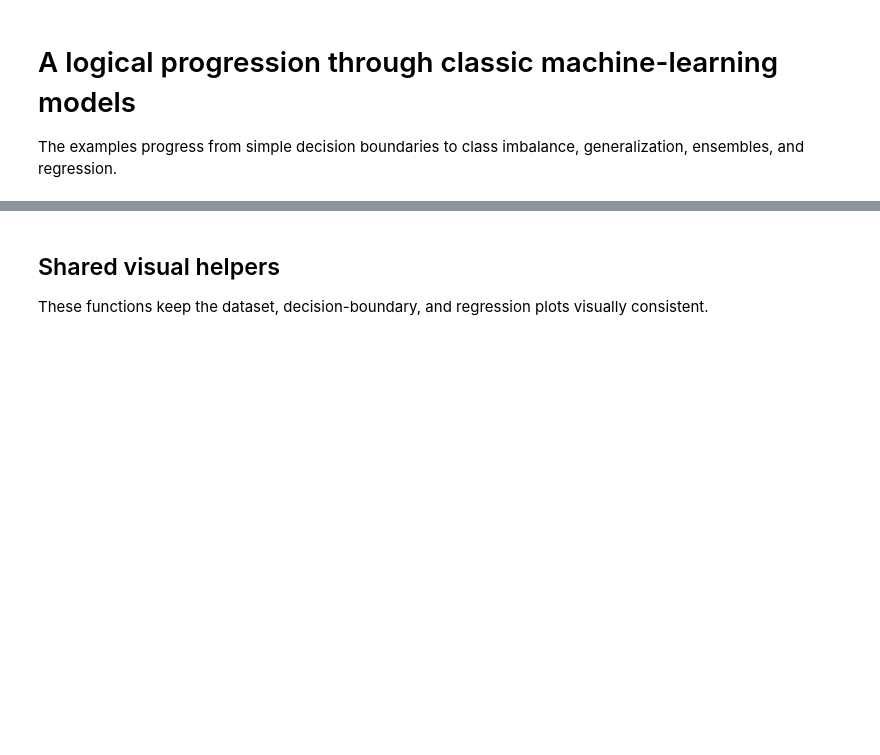
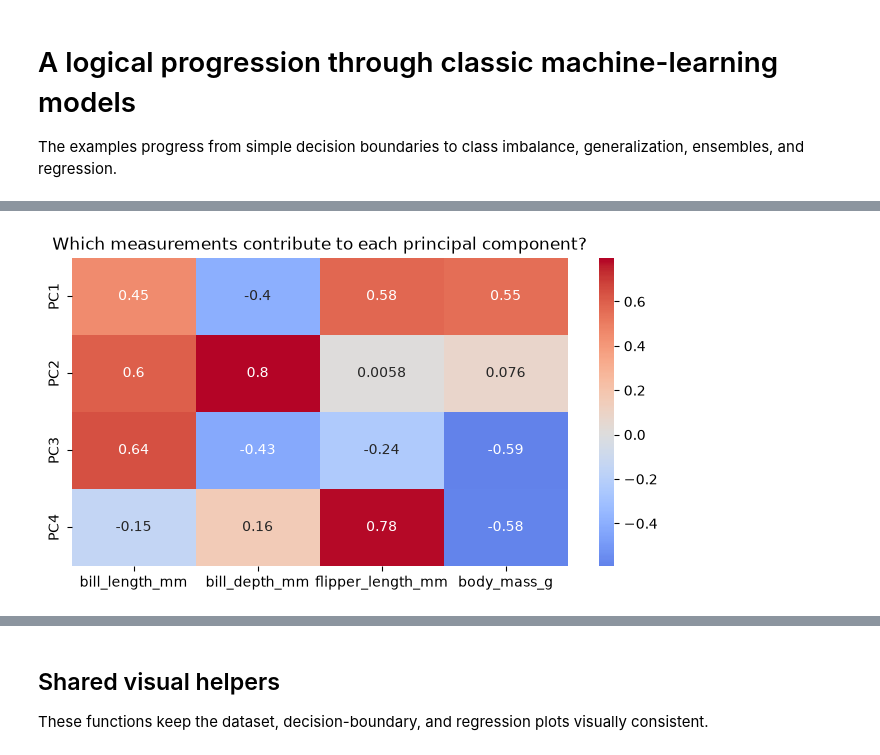
Before and after one commit to ai-with-guy/Intro-to-practical-AI-course, a Jupyter notebook: 2. machine learning/machine_learning.ipynb, the cells around one changed output, grey strips where cells are left out. Saved outputs shown, nothing was run; the diff lists cells and outputs as text; code cells hidden in the pictures; blank space fills up the shorter version.

```diff
--- a/2. machine learning/machine_learning.ipynb
+++ b/2. machine learning/machine_learning.ipynb
@@ -64,2 +113,45 @@ print(f"R²:  {r2_score(y, predicted_mass):.3f}")
 MAE: 312 g
 R²:  0.762
+# %%
+import matplotlib.pyplot as plt
+import seaborn as sns
+
+from sklearn.decomposition import PCA
+from sklearn.preprocessing import StandardScaler
+
+
+penguins = sns.load_dataset("penguins").dropna()
+
+features = [
+    "bill_length_mm",
+    "bill_depth_mm",
+    "flipper_length_mm",
+    "body_mass_g",
+]
+
+X = penguins[features]
+
+# PCA is sensitive to scale, so standardize the measurements first.
+X_scaled = StandardScaler().fit_transform(X)
+
+pca = PCA()
+pca.fit(X_scaled)
+
+loadings = pca.components_
+
+fig, ax = plt.subplots(figsize=(8, 4))
+
+sns.heatmap(
+    loadings,
+    annot=True,
+    cmap="coolwarm",
+    center=0,
+    xticklabels=features,
+    yticklabels=[f"PC{i + 1}" for i in range(len(features))],
+    ax=ax,
+)
+
+ax.set_title("Which measurements contribute to each principal component?")
+plt.show()
+# %% [output]
+[figure, added]
```
Also changed, not shown: parts of 6 cells of this notebook.
